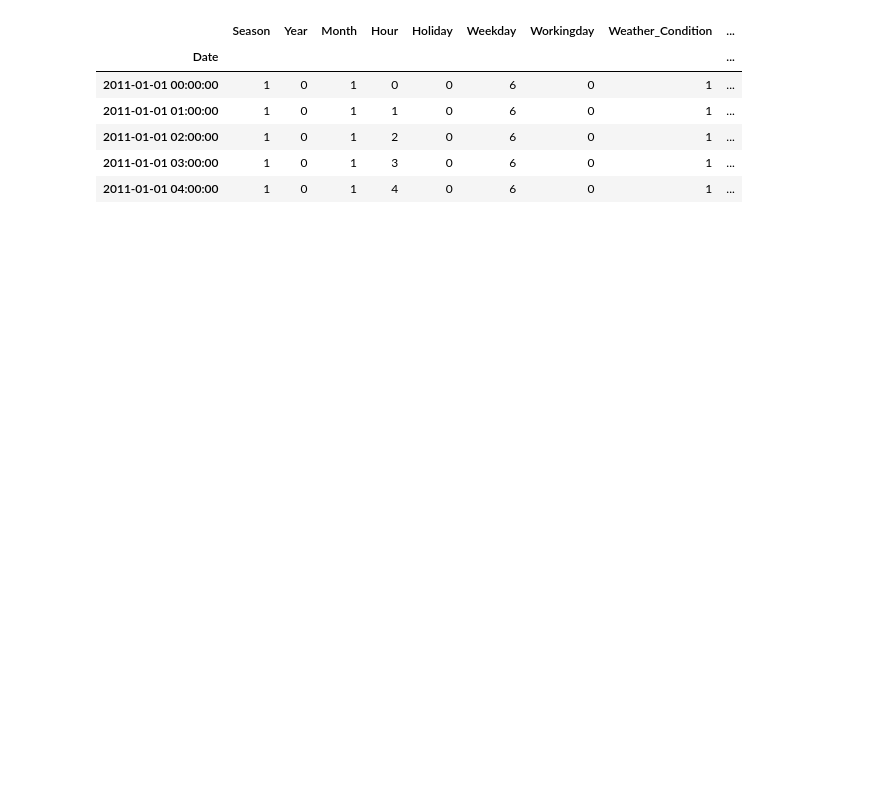
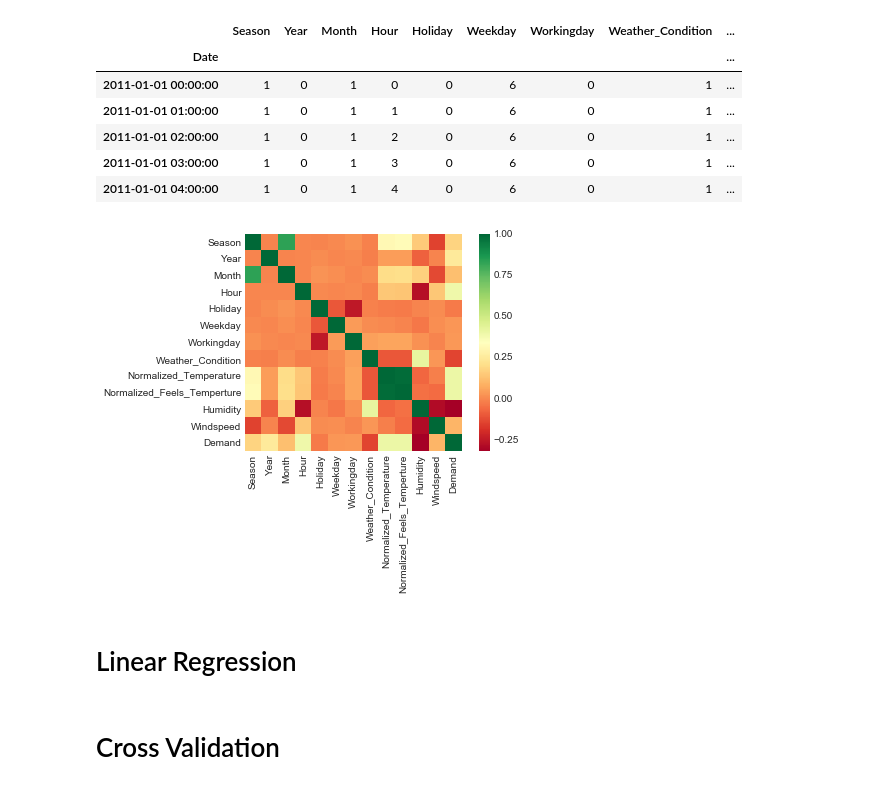
Before and after one commit to samudassir/bikesharingdemand, a Jupyter notebook: machine_learning/src/bike_share_demand_machine_learning.ipynb, the cells around one changed output. Cells and saved outputs as stored; diff of their text form; code cells hidden in the pictures; blank space fills up the shorter version.

Commit message:
updated the linear regression exercise
feedback on inferential statistic

capstone project updates
 Please enter the commit message for your changes. Lines starting

```diff
--- a/machine_learning/src/bike_share_demand_machine_learning.ipynb
+++ b/machine_learning/src/bike_share_demand_machine_learning.ipynb
@@ -36,8 +37,17 @@ df.head()
 | 2011-01-01 02:00:00 | 1 | 0 | 1 | 2 | 0 | 6 | 0 | 1 | ... |
 | 2011-01-01 03:00:00 | 1 | 0 | 1 | 3 | 0 | 6 | 0 | 1 | ... |
 | 2011-01-01 04:00:00 | 1 | 0 | 1 | 4 | 0 | 6 | 0 | 1 | ... |
+# %%
+sns.heatmap(df.drop(['Registered','Casual'],axis=1).corr(), square=True, cmap='RdYlGn')
+_ = plt.rcParams['figure.figsize'] = [20, 15]
+savefig('../../plot/img/correlation_matrix.png', bbox_inches='tight')
+plt.show()
+# %% [output]
+[figure, added]
 # %%
 labels = 'Demand'
+# %% [markdown]
+# Linear Regression
 # %%
 def linearRegression(df,features):
     #X = df.drop(['cnt','casual','registered'],axis=1).values
@@ -84,6 +97,8 @@ def linearRegression(df,features):
     _ = plt.title('Residual Plot Linear Regression')
     savefig('../../plot/img/linear_regression_residual_plot.png', bbox_inches='tight')
     plt.show()
+# %% [markdown]
+# Cross Validation
 # %%
 def crossValScore(reg,val):
     X = features.values
```
Also changed, not shown: parts of 32 cells of this notebook, 12 other files.
